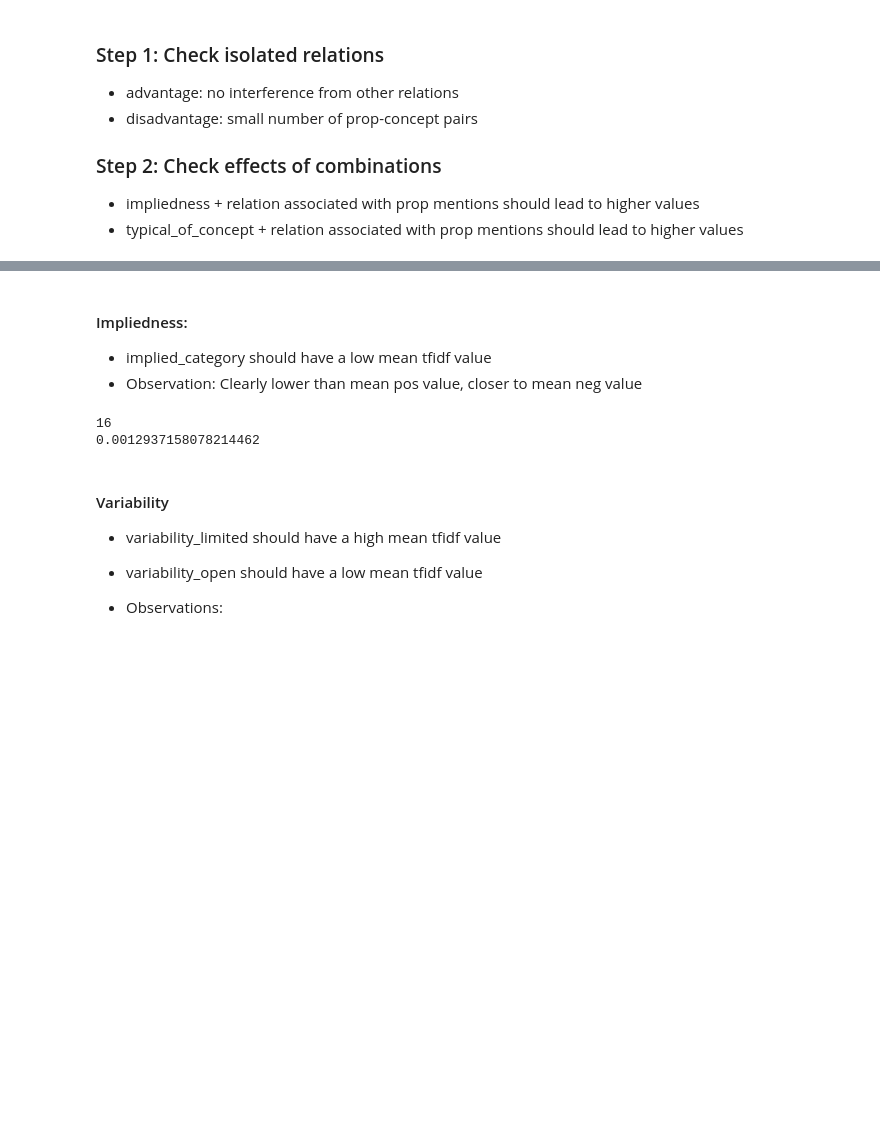
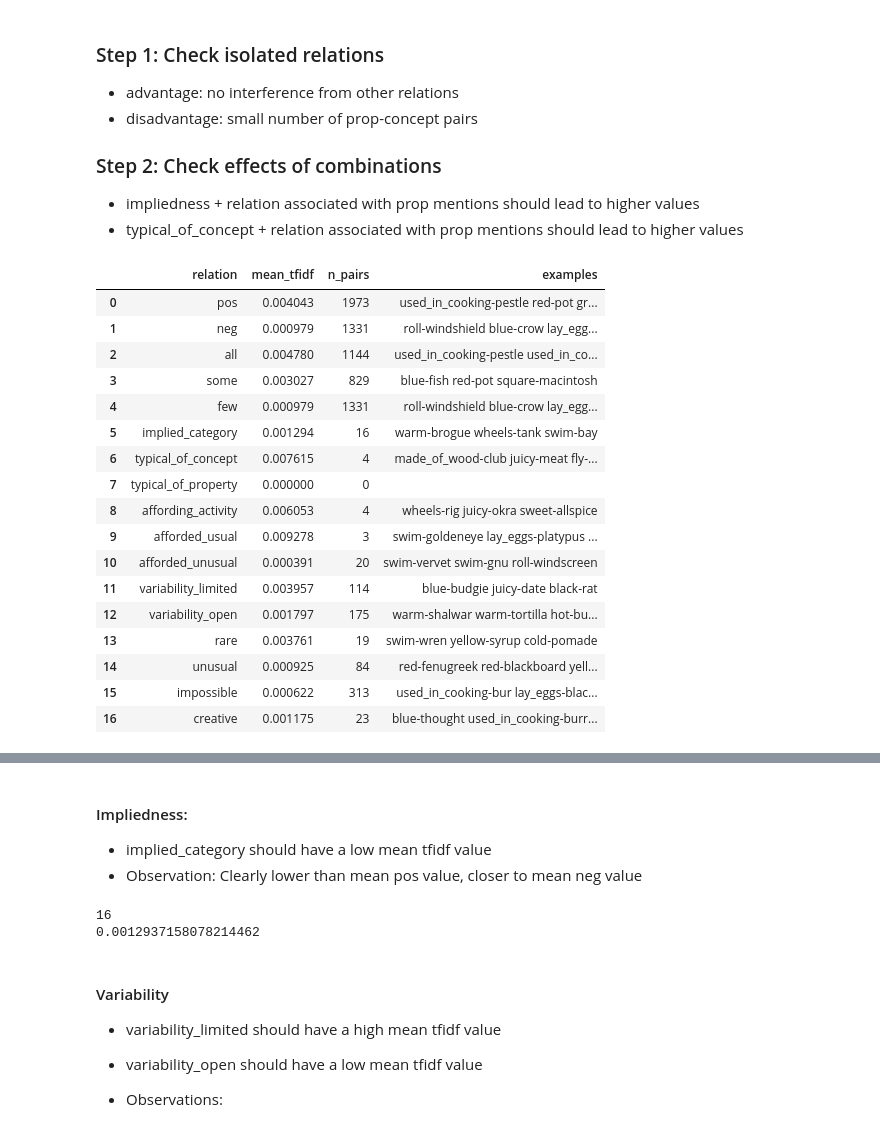
Before and after one commit to PiaSommerauer/corpus_diagnostics, a Jupyter notebook: scripts/Context-analysis.ipynb, the cells around one changed output, grey strips where cells are left out. Cells and saved outputs as stored; diff of their text form; code cells hidden in the pictures; blank space fills up the shorter version.

```diff
--- a/scripts/Context-analysis.ipynb
+++ b/scripts/Context-analysis.ipynb
@@ -565,6 +587,7 @@ df.T.sort_values('prop_specific', ascending=False).round(4)
 from statistics import stdev
 import numpy as np
 import analyze_evidence
+pd.set_option('display.max_colwidth', None)
 # %%
 
 
@@ -647,7 +694,7 @@ pos 2135
 # focus on prop-specific evidence types
 
 
-def get_tfidf_pair(prop, concept, model_name, top_cutoff, concept_cutoff):
+def get_tfidf_pair(ets, prop, concept, model_name, top_cutoff, concept_cutoff):
 
     path_evidence = f'../analysis/{model_name}/evidence_{top_cutoff}_{concept_cutoff}-raw-10000-categories'
     tfidf_scores = []
@@ -676,11 +741,11 @@ Positive relations should have a higher mean tfidf value than negative relations
 # %%
-combination = ('pos')
+combination = ('neg')
 combinations = [set(combination)]
 relation_pair_dict = get_relation_combinations(properties, combinations)
 pairs = relation_pair_dict[combination]
 print(len(pairs))
 means = []
 for prop, concept in pairs:
-    means.append(get_tfidf_pair(prop, concept, model_name, top_cutoff, concept_cutoff))
+    means.append(get_tfidf_pair(ets, prop, concept, model_name, top_cutoff, concept_cutoff))
 print(sum(means)/len(means))
 # %% [output]
@@ -689,10 +753,0 @@ print(sum(means)/len(means))
-# %%
-combination = ('neg')
-combinations = [set(combination)]
-relation_pair_dict = get_relation_combinations(properties, combinations)
-pairs = relation_pair_dict[combination]
-print(len(pairs))
-means = []
-for prop, concept in pairs:
-    means.append(get_tfidf_pair(prop, concept, model_name, top_cutoff, concept_cutoff))
-print(sum(means)/len(means))
@@ -709,3 +761,62 @@ print(sum(means)/len(means))
 
 * impliedness + relation associated with prop mentions should lead to higher values
 * typical_of_concept + relation associated with prop mentions should lead to higher values
+# %%
+# overview all relations
+rel_table = []
+
+all_relations = ['pos', 'neg', 'all', 'some', 'few',
+                 'implied_category',
+                 'typical_of_concept', 'typical_of_property',
+                 'affording_activity', 'afforded_usual', 'afforded_unusual',
+                 'variability_limited', 'variability_open',
+                 'rare', 'unusual', 'impossible', 'creative']
+
+for rel in all_relations:
+    rel_dict = dict()
+    rel_dict['relation'] = rel
+    if rel in ['pos', 'neg', 'all', 'some', 'few']:
+        combination = (rel)
+    else:
+        combination = (rel, )
+    combinations = [set(combination)]
+    relation_pair_dict = get_relation_combinations(properties, combinations, rel_select = 'strict')
+    pairs = relation_pair_dict[combination]
+    n_pairs = len(pairs)
+    rel_dict
+    means = []
+    for prop, concept in pairs:
+        means.append(get_tfidf_pair(ets, prop, concept, model_name, top_cutoff, concept_cutoff))
+    if len(means) > 0:
+        rel_dict['mean_tfidf'] = sum(means)/len(means)
+    else:
+        rel_dict['mean_tfidf'] = 0
+    rel_dict['n_pairs'] = n_pairs
+    if n_pairs > 3:
+        n_max = 3
+    else:
+        n_max = n_pairs
+    rel_dict['examples'] = ' '.join(['-'.join(pair) for pair in list(pairs)[:n_max]])
+    rel_table.append(rel_dict)
+
+df = pd.DataFrame(rel_table)
+df.round(6)
+# %% [output]
+|  | relation | mean_tfidf | n_pairs | examples |
+| 0 | pos | 0.004043 | 1973 | used_in_cooking-pestle red-pot gr... |
+| 1 | neg | 0.000979 | 1331 | roll-windshield blue-crow lay_egg... |
+| 2 | all | 0.004780 | 1144 | used_in_cooking-pestle used_in_co... |
+| 3 | some | 0.003027 | 829 | blue-fish red-pot square-macintosh |
+| 4 | few | 0.000979 | 1331 | roll-windshield blue-crow lay_egg... |
+| 5 | implied_category | 0.001294 | 16 | warm-brogue wheels-tank swim-bay |
+| 6 | typical_of_concept | 0.007615 | 4 | made_of_wood-club juicy-meat fly-... |
+| 7 | typical_of_property | 0.000000 | 0 |  |
+| 8 | affording_activity | 0.006053 | 4 | wheels-rig juicy-okra sweet-allspice |
+| 9 | afforded_usual | 0.009278 | 3 | swim-goldeneye lay_eggs-platypus ... |
+| 10 | afforded_unusual | 0.000391 | 20 | swim-vervet swim-gnu roll-windscreen |
+| 11 | variability_limited | 0.003957 | 114 | blue-budgie juicy-date black-rat |
+| 12 | variability_open | 0.001797 | 175 | warm-shalwar warm-tortilla hot-bu... |
+| 13 | rare | 0.003761 | 19 | swim-wren yellow-syrup cold-pomade |
+| 14 | unusual | 0.000925 | 84 | red-fenugreek red-blackboard yell... |
+| 15 | impossible | 0.000622 | 313 | used_in_cooking-bur lay_eggs-blac... |
+| 16 | creative | 0.001175 | 23 | blue-thought used_in_cooking-burr... |
```
Also changed, not shown: parts of 14 cells of this notebook, 10 other files.
